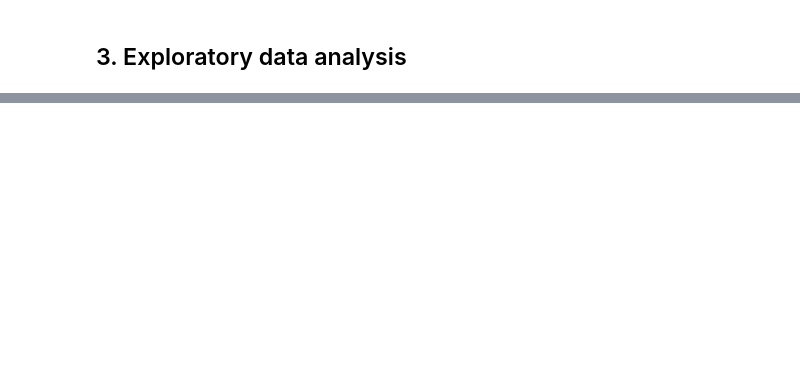
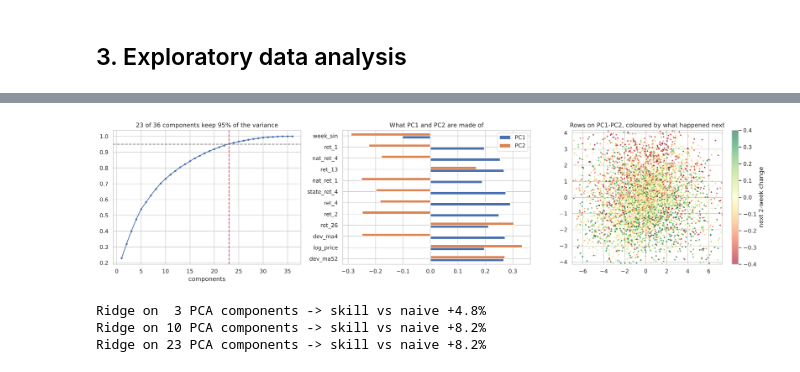
Before and after one commit to Iamshi-vissa/FarmStat, a Jupyter notebook: notebooks/FarmStat_Training.ipynb, the cells around one changed output, grey strips where cells are left out. Cells and saved outputs as stored; diff of their text form; code cells hidden in the pictures; blank space fills up the shorter version.

```diff
--- a/notebooks/FarmStat_Training.ipynb
+++ b/notebooks/FarmStat_Training.ipynb
@@ -772,0 +225,26 @@ display(view.sort_values(["crop", "market"]).round(2).reset_index(drop=True))
+# %%
+from sklearn.linear_model import LinearRegression, Ridge, Lasso
+from sklearn.neighbors import KNeighborsRegressor
+from sklearn.tree import DecisionTreeRegressor
+from sklearn.svm import SVR
+
+P_va = val.price.values
+NUM = [f for f in FEATURES if f not in ("crop_code", "state_code")]
+pre = ColumnTransformer([("num", make_pipeline(SimpleImputer(strategy="median"), StandardScaler()), NUM),
+                         ("cat", OneHotEncoder(handle_unknown="ignore"), ["crop_code", "state_code"])])
+results = [evaluate("Naive (no change)", np.zeros(len(val)), yva, P_va),
+           evaluate("13-week moving average", -val["dev_ma13"].fillna(0).values, yva, P_va)]
+classic = {
+    "Linear Regression": (make_pipeline(pre, LinearRegression()), None),
+    "Ridge": (make_pipeline(pre, Ridge(alpha=10)), None),
+    "Lasso": (make_pipeline(pre, Lasso(alpha=0.0005)), None),
+    "KNN (k=50)": (make_pipeline(pre, KNeighborsRegressor(n_neighbors=50)), 60000),
+    "Decision Tree": (make_pipeline(SimpleImputer(strategy="median"), DecisionTreeRegressor(max_depth=8, min_samples_leaf=200, random_state=SEED)), None),
+    "SVR (RBF)": (make_pipeline(pre, SVR(C=0.3, epsilon=0.05)), 15000),
+}
+fitted = {}
+for name, (m, n) in classic.items():
+    t0 = time.time(); idx = rng.choice(len(train), n, replace=False) if n else np.arange(len(train))
+    m.fit(Xtr.iloc[idx], ytr[idx]); fitted[name] = m
+    results.append(evaluate(name, m.predict(Xva), yva, P_va, {"train_rows": len(idx), "train_s": time.time() - t0}))
+    print(f"{name:20s} skill vs naive {results[-1]['skill_vs_naive']:+.1%}  ({time.time()-t0:.0f}s)")
@@ -772,0 +344,24 @@ display(view.sort_values(["crop", "market"]).round(2).reset_index(drop=True))
+# %%
+from sklearn.decomposition import PCA
+sub = train.sample(60000, random_state=SEED)
+imp = make_pipeline(SimpleImputer(strategy="median"), StandardScaler()).fit(sub[NUM])
+Z = imp.transform(sub[NUM]); pca = PCA(random_state=SEED).fit(Z)
+cum = np.cumsum(pca.explained_variance_ratio_); k95 = int(np.argmax(cum >= .95) + 1)
+fig, ax = plt.subplots(1, 3, figsize=(19, 4.8))
+ax[0].plot(range(1, len(cum) + 1), cum, marker="o", ms=3); ax[0].axhline(.95, ls="--", c="grey"); ax[0].axvline(k95, ls="--", c="#D1495B")
+ax[0].set_title(f"{k95} of {len(NUM)} components keep 95% of the variance"); ax[0].set_xlabel("components")
+load = pd.DataFrame(pca.components_[:2].T, index=NUM, columns=["PC1", "PC2"])
+load.loc[load.abs().sum(axis=1).sort_values(ascending=False).index[:12]].plot.barh(ax=ax[1]); ax[1].set_title("What PC1 and PC2 are made of")
+P2 = pca.transform(Z[:6000])[:, :2]
+sc = ax[2].scatter(*P2.T, c=np.clip(sub[Y].values[:6000], -.4, .4), cmap="RdYlGn", s=4, alpha=.6)
+ax[2].set_xlim(np.percentile(P2[:, 0], [1, 99])); ax[2].set_ylim(np.percentile(P2[:, 1], [1, 99]))
+plt.colorbar(sc, ax=ax[2], label="next 2-week change"); ax[2].set_title("Rows on PC1-PC2, coloured by what happened next")
+plt.tight_layout(); plt.savefig(FIG / "pca.png", dpi=120); plt.show()
+for k in [3, 10, k95]:
+    m = make_pipeline(SimpleImputer(strategy="median"), StandardScaler(), PCA(k, random_state=SEED), Ridge(alpha=10)).fit(Xtr[NUM], ytr)
+    print(f"Ridge on {k:2d} PCA components -> skill vs naive {evaluate('', m.predict(Xva[NUM]), yva, P_va)['skill_vs_naive']:+.1%}")
+# %% [output]
+[figure, added]
+Ridge on  3 PCA components -> skill vs naive +4.8%
+Ridge on 10 PCA components -> skill vs naive +8.2%
+Ridge on 23 PCA components -> skill vs naive +8.2%
```
Also changed, not shown: parts of 74 cells of this notebook, 29 other files.
